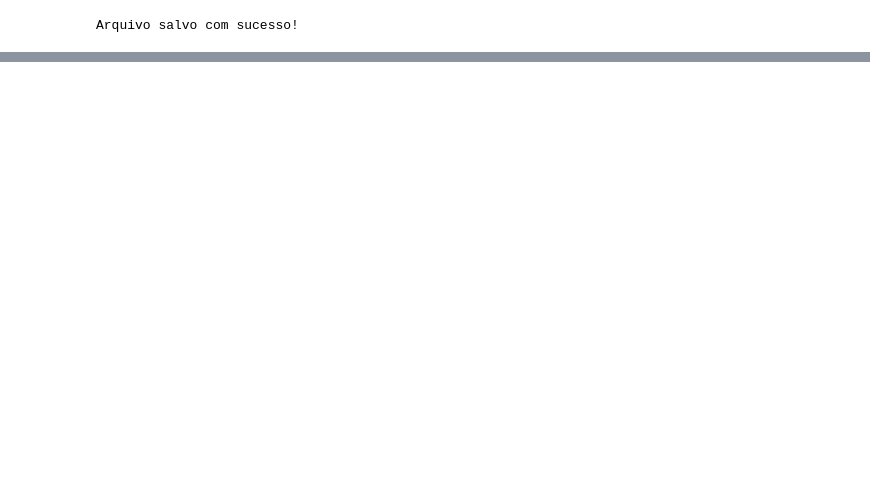
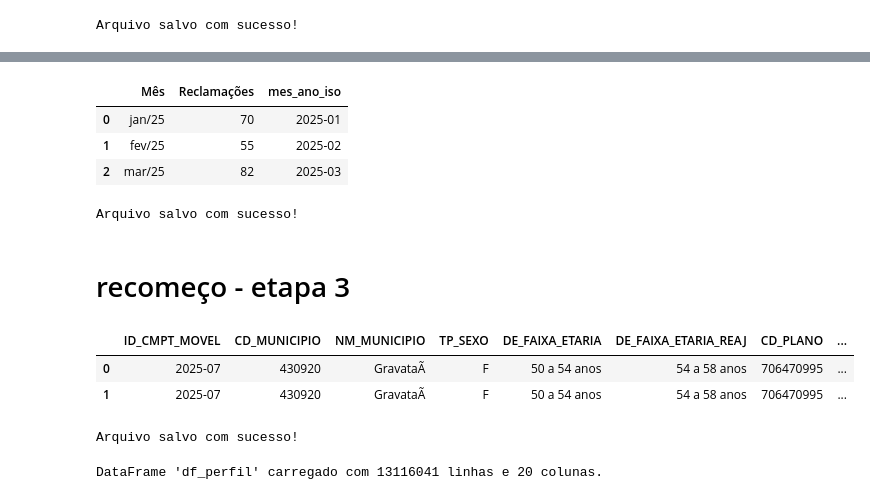
Before and after one commit to LUISTHOMAS77/projeto_aplicado, a Jupyter notebook: PROJETO_APLICADO.ipynb, the cells around one changed output, grey strips where cells are left out. Saved outputs shown, nothing was run; the diff lists cells and outputs as text; code cells hidden in the pictures; blank space fills up the shorter version.

```diff
--- a/PROJETO_APLICADO.ipynb
+++ b/PROJETO_APLICADO.ipynb
@@ -171,0 +132,7 @@ Arquivo salvo com sucesso!
+# %%
+import pandas as pd
+
+caminho_arquivo = '/content/drive/MyDrive/dados/dados_perfil_unimed_poa.csv'
+df_perfil = pd.read_csv(caminho_arquivo)
+
+print(f"DataFrame 'df_perfil' carregado com {len(df_perfil)} linhas e {len(df_perfil.columns)} colunas.")
@@ -171,0 +149,5 @@ Arquivo salvo com sucesso!
+# %%
+columns_to_drop = ['CD_OPERADORA', 'NM_RAZAO_SOCIAL', 'NR_CNPJ', 'MODALIDADE_OPERADORA', 'SG_UF']
+df_perfil.drop(columns=columns_to_drop, inplace=True)
+
+print(f"Colunas removidas. O DataFrame 'df_perfil' agora tem {df_perfil.shape[1]} colunas.")
@@ -171,0 +201,34 @@ Arquivo salvo com sucesso!
+# %%
+# dicionário mês abreviado → número
+meses = {
+    "jan": "01", "fev": "02", "mar": "03", "abr": "04",
+    "mai": "05", "jun": "06", "jul": "07", "ago": "08",
+    "set": "09", "out": "10", "nov": "11", "dez": "12"
+}
+
+# cria nova coluna convertendo "jan/25" → "2025-01"
+df_nip["mes_ano_iso"] = (
+    df_nip["Mês"]
+    .str.lower()
+    .str.replace(
+        r"(\w{3})/(\d{2})",
+        lambda m: f"20{m.group(2)}-{meses[m.group(1)]}",
+        regex=True
+    )
+)
+# %%
+df_nip.head(3)
+# %% [output]
+|  | Mês | Reclamações | mes_ano_iso |
+| 0 | jan/25 | 70 | 2025-01 |
+| 1 | fev/25 | 55 | 2025-02 |
+| 2 | mar/25 | 82 | 2025-03 |
+# %%
+# Salva o resultado final em um novo CSV
+caminho_salvar = '/content/drive/MyDrive/dados/dados_perfil_unimed_poa2.csv'
+df_perfil.to_csv(caminho_salvar, index=False)
+print("Arquivo salvo com sucesso!")
+# %% [output]
+Arquivo salvo com sucesso!
+# %% [markdown]
+# recomeço - etapa 3
@@ -171,0 +237,13 @@ Arquivo salvo com sucesso!
+# %%
+df_perfil = df_perfil.merge(
+    df_nip[["mes_ano_iso", "Reclamações"]],
+    left_on="ID_CMPT_MOVEL",
+    right_on="mes_ano_iso",
+    how="left"
+)
+# %%
+df_perfil.head(2)
+# %% [output]
+|  | ID_CMPT_MOVEL | CD_MUNICIPIO | NM_MUNICIPIO | TP_SEXO | DE_FAIXA_ETARIA | DE_FAIXA_ETARIA_REAJ | CD_PLANO | ... |
+| 0 | 2025-07 | 430920 | GravataÃ­ | F | 50 a 54 anos | 54 a 58 anos | 706470995 | ... |
+| 1 | 2025-07 | 430920 | GravataÃ­ | F | 50 a 54 anos | 54 a 58 anos | 706470995 | ... |
@@ -171,0 +283,16 @@ Arquivo salvo com sucesso!
+# %%
+# Salva o resultado final em um novo CSV
+caminho_salvar = '/content/drive/MyDrive/dados/dados_perfil_unimed_poa3.csv'
+df_perfil.to_csv(caminho_salvar, index=False)
+print("Arquivo salvo com sucesso!")
+# %% [output]
+Arquivo salvo com sucesso!
+# %%
+import pandas as pd
+
+caminho_arquivo = '/content/drive/MyDrive/dados/dados_perfil_unimed_poa3.csv'
+df_perfil = pd.read_csv(caminho_arquivo)
+
+print(f"DataFrame 'df_perfil' carregado com {len(df_perfil)} linhas e {len(df_perfil.columns)} colunas.")
+# %% [output]
+DataFrame 'df_perfil' carregado com 13116041 linhas e 20 colunas.
```
Also changed, not shown: parts of 22 cells of this notebook.
